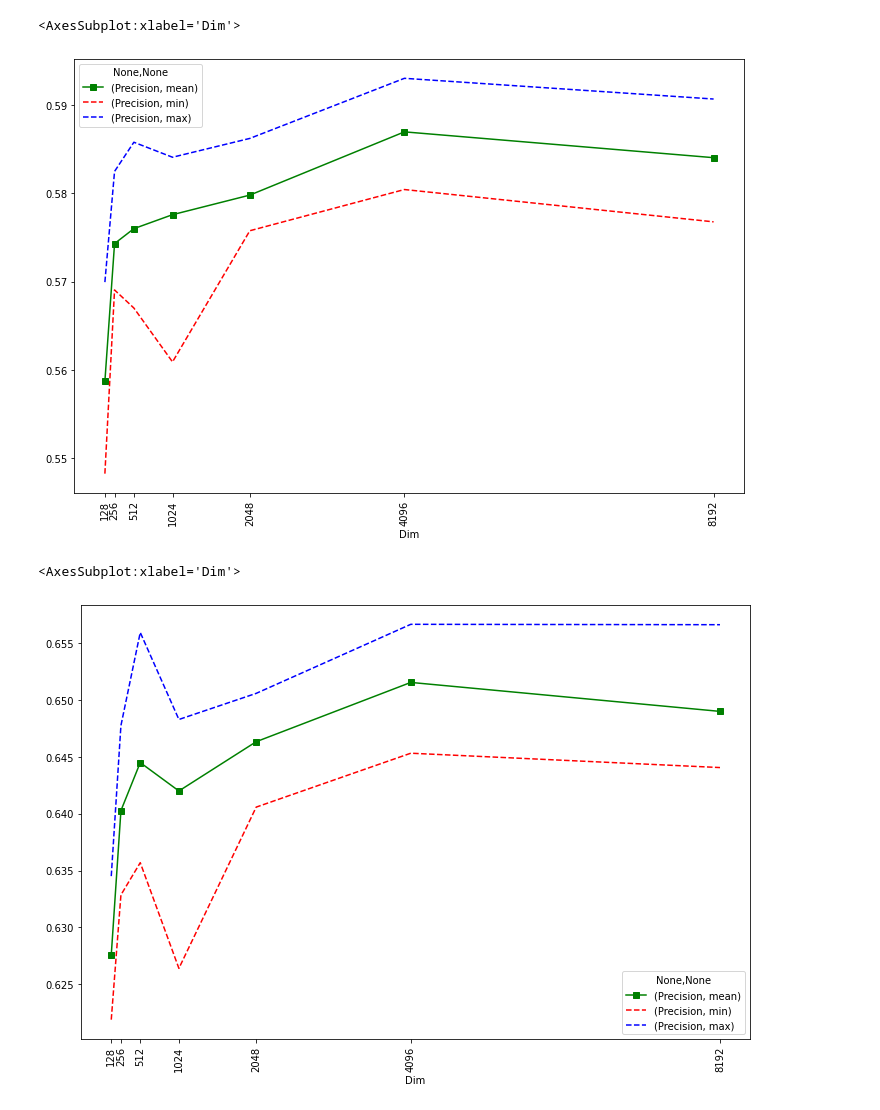
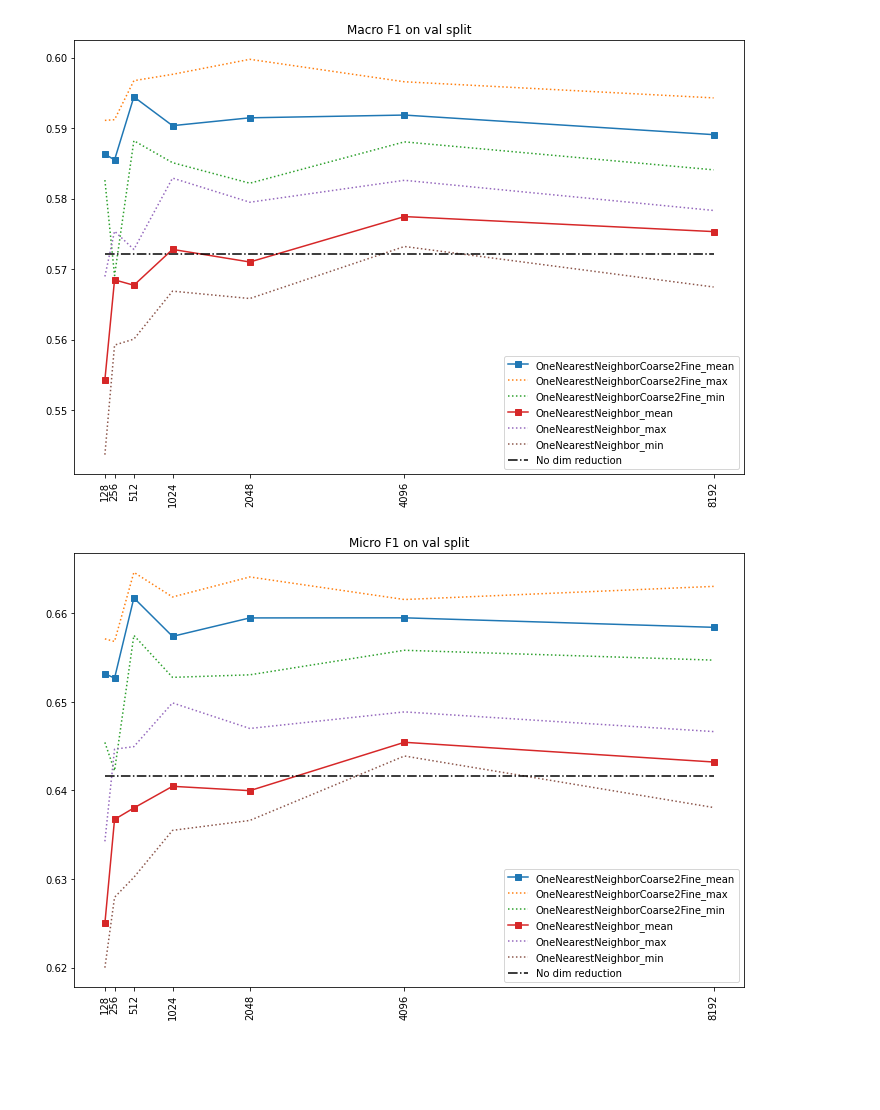
Before and after one commit to pjumruspun/chest-xray-report-gen, a Jupyter notebook: text_generation/visualize.ipynb, the cells around one changed output. Saved outputs shown, nothing was run; the diff lists cells and outputs as text; code cells hidden in the pictures; blank space fills up the shorter version.

```diff
--- a/text_generation/visualize.ipynb
+++ b/text_generation/visualize.ipynb
@@ -72,34 +72,0 @@ df[df['Diagnosis'] == 'Micro'].groupby('Dim').agg({
-# %%
-df = process_into_df('val')
-# %%
-df[df['Diagnosis'] == 'Macro'].groupby('Dim').agg({
-    # 'F1': ['mean', 'min', 'max'],
-    # 'Recall': ['mean', 'min', 'max'],
-    'Precision': ['mean', 'min', 'max'],
-}).plot(
-    kind='line',
-    # logx=True,
-    style=['gs-', 'r--', 'b--', ],
-    xticks=df['Dim'].unique(),
-    figsize=(12, 8),
-    rot=90,
-)
-# %% [output]
-<AxesSubplot:xlabel='Dim'>
-[figure, removed]
-# %%
-df[df['Diagnosis'] == 'Micro'].groupby('Dim').agg({
-    # 'F1': ['mean', 'min', 'max'],
-    # 'Recall': ['mean', 'min', 'max'],
-    'Precision': ['mean', 'min', 'max'],
-}).plot(
-    kind='line',
-    logx=False,
-    style=['gs-', 'r--', 'b--', ],
-    xticks=df['Dim'].unique(),
-    figsize=(12, 8),
-    rot=90
-)
-# %% [output]
-<AxesSubplot:xlabel='Dim'>
-[figure, removed]
@@ -105,0 +110,12 @@ df[df['Diagnosis'] == 'Micro'].groupby('Dim').agg({
+# %%
+for split in ['val', 'test']:
+    for metric in ['F1', 'Recall', 'Precision']:
+        for kind in ['Macro', 'Micro']:
+            visualize_new(split, metric, kind)
+            # print(split, kind, metric)
+    #         break
+    #     break
+    # break
+# %% [output]
+[figure, added]
+[figure, added]
```
Also changed, not shown: parts of 8 cells of this notebook, 7 other files.
